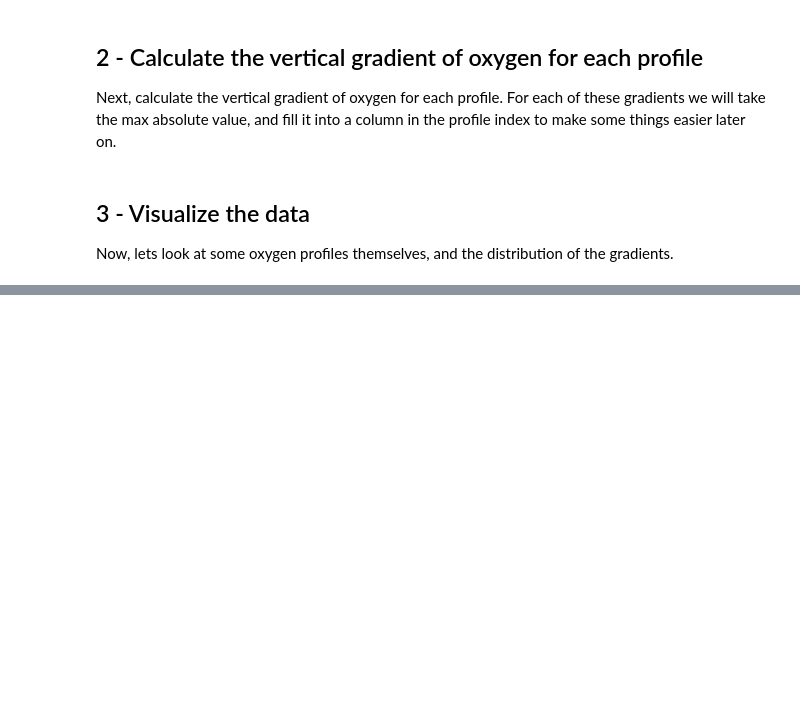
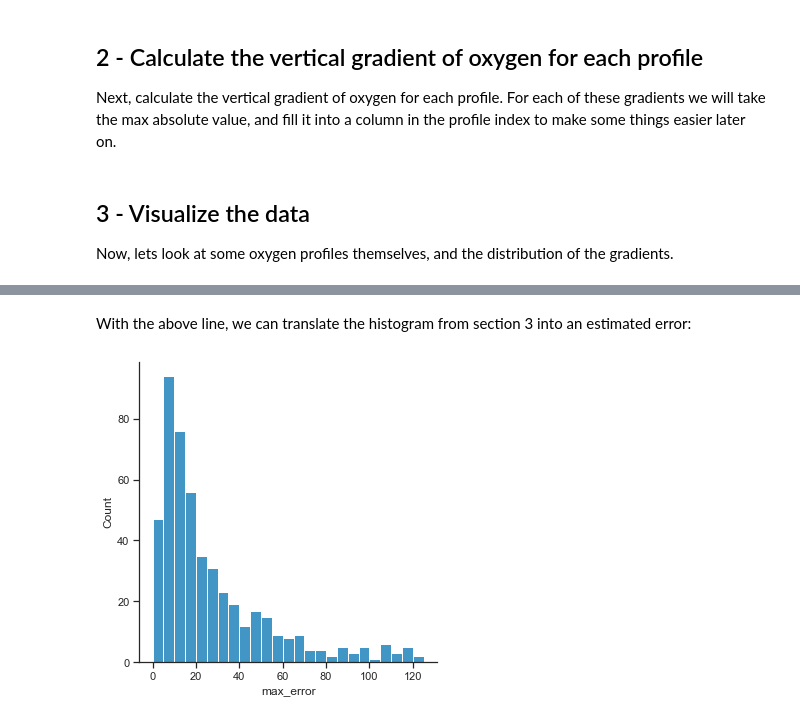
Before and after one commit to cgrdn/admt-doxy-correction, a Jupyter notebook: notebooks/oxygen-gradient-analysis/oxygen-gradient-analysis.ipynb, the cells around one changed output, grey strips where cells are left out. Saved outputs shown, nothing was run; the diff lists cells and outputs as text; code cells hidden in the pictures; blank space fills up the shorter version.

```diff
--- a/notebooks/oxygen-gradient-analysis/oxygen-gradient-analysis.ipynb
+++ b/notebooks/oxygen-gradient-analysis/oxygen-gradient-analysis.ipynb
@@ -93,0 +162,7 @@ g3.ax.set_xlim((-0.2, 10.2))
+# %% [markdown]
+With the above line, we can translate the histogram from section 3 into an estimated error:
+# %%
+bx['max_error'] = 128*(1 - np.exp(-bx.max_grad/15))
+g4 = sns.displot(bx.max_error, bins=np.arange(0, 130, 5))
+# %% [output]
+[figure, added]
```
Also changed, not shown: parts of 10 cells of this notebook.
